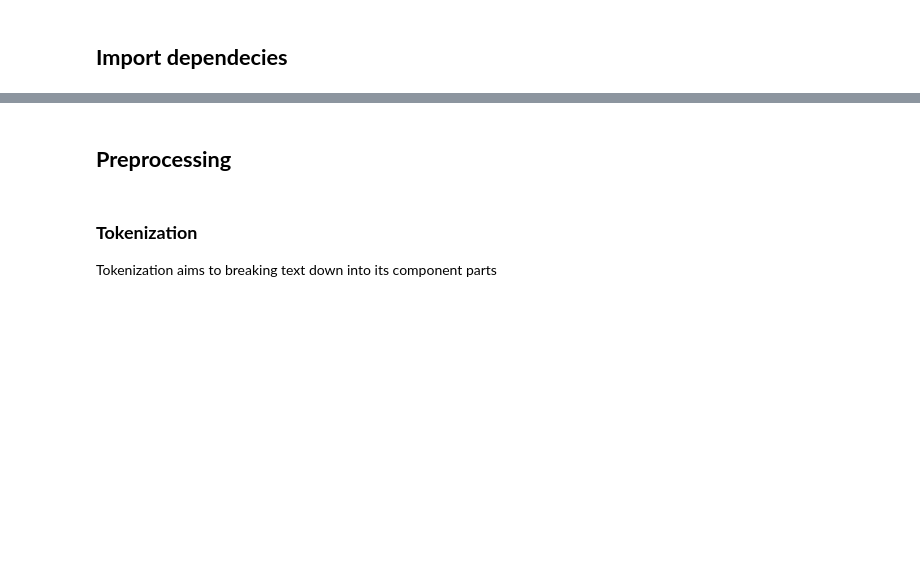
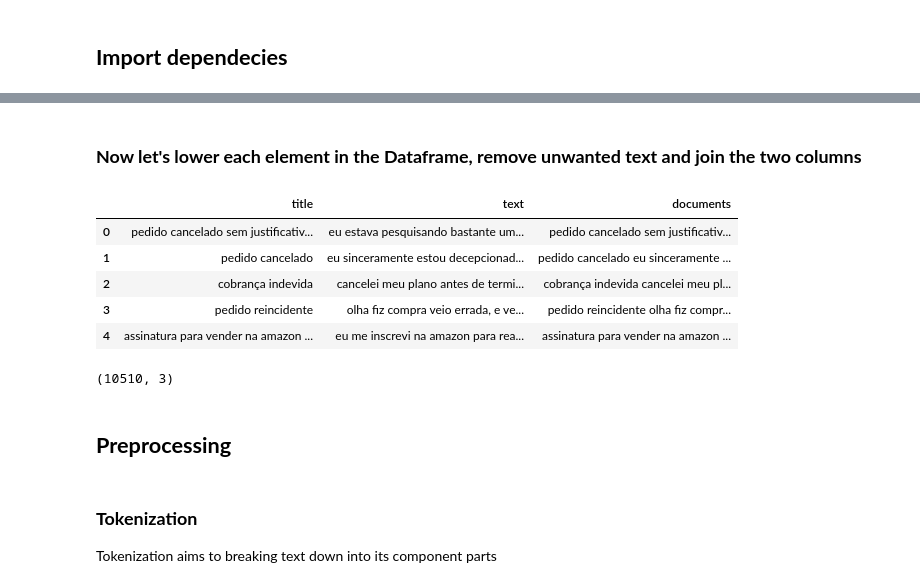
Before and after one commit to mathewsrc/Topic-Modeling-Reclame-Aqui, a Jupyter notebook: Topic_Modeling_with_BERTopic_Reclame_aqui.ipynb, the cells around one changed output, grey strips where cells are left out. Cells and saved outputs as stored; diff of their text form; code cells hidden in the pictures; blank space fills up the shorter version.

```diff
--- a/Topic_Modeling_with_BERTopic_Reclame_aqui.ipynb
+++ b/Topic_Modeling_with_BERTopic_Reclame_aqui.ipynb
@@ -64,7 +107,30 @@ df.head()
+# %% [markdown]
+### **Now let's lower each element in the Dataframe, remove unwanted text and join the two columns**
+# %%
+# apply the str.lower() method to each element in the dataframe
+df = df.applymap(str.lower)
+
+# Use the replace() method to replace the string with an empty string
+df = df.replace(re.compile('\[editado pelo reclame aqui\]|editado pelo reclame aqui|Editado pelo Reclame Aqui'), '')
+
+# join columns
+df["documents"] = df["title"] + " " + df["text"]
+df.head()
+# %% [output]
+|  | title | text | documents |
+| 0 | pedido cancelado sem justificativ... | eu estava pesquisando bastante um... | pedido cancelado sem justificativ... |
+| 1 | pedido cancelado | eu sinceramente estou decepcionad... | pedido cancelado eu sinceramente ... |
+| 2 | cobrança indevida | cancelei meu plano antes de termi... | cobrança indevida cancelei meu pl... |
+| 3 | pedido reincidente | olha fiz compra veio errada, e ve... | pedido reincidente olha fiz compr... |
+| 4 | assinatura para vender na amazon ... | eu me inscrevi na amazon para rea... | assinatura para vender na amazon ... |
 # %%
-df.documents.dropna(inplace=True)
+# Drop the old index column
 df.reset_index(inplace = True, drop = True)
+
+# Print the shape
 df.shape
+# %% [output]
+(10510, 3)
 # %% [markdown]
 ## **Preprocessing**
 # %% [markdown]
```
Also changed, not shown: parts of 48 cells of this notebook.
